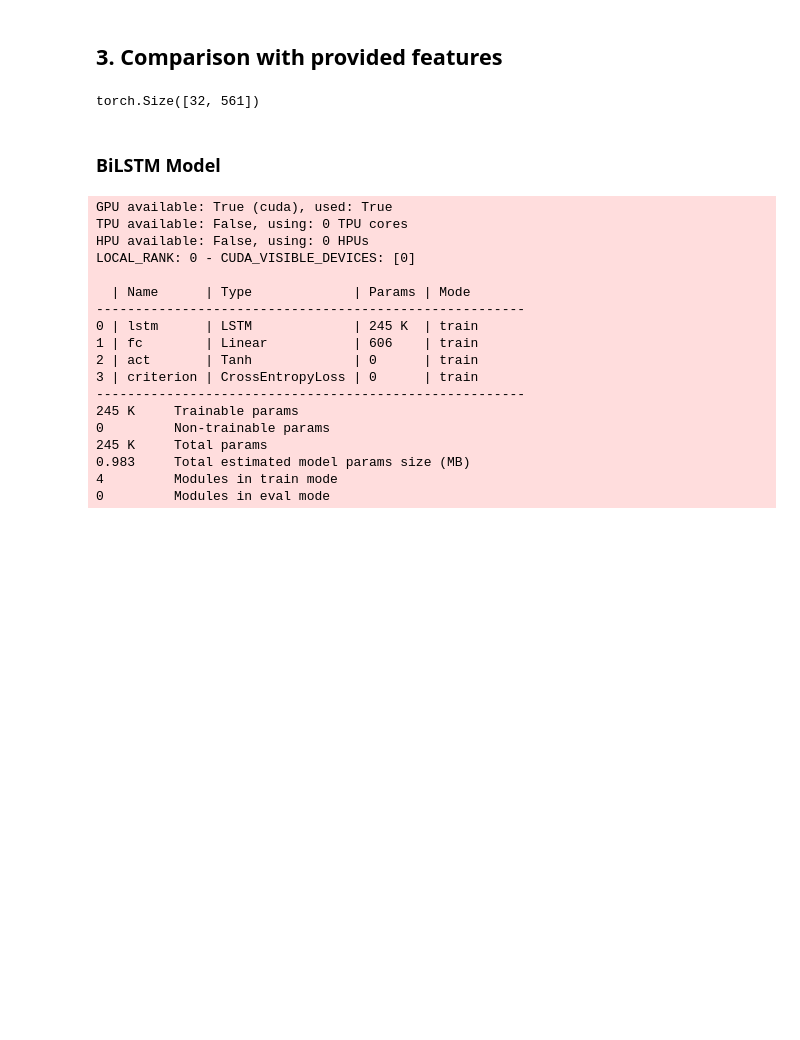
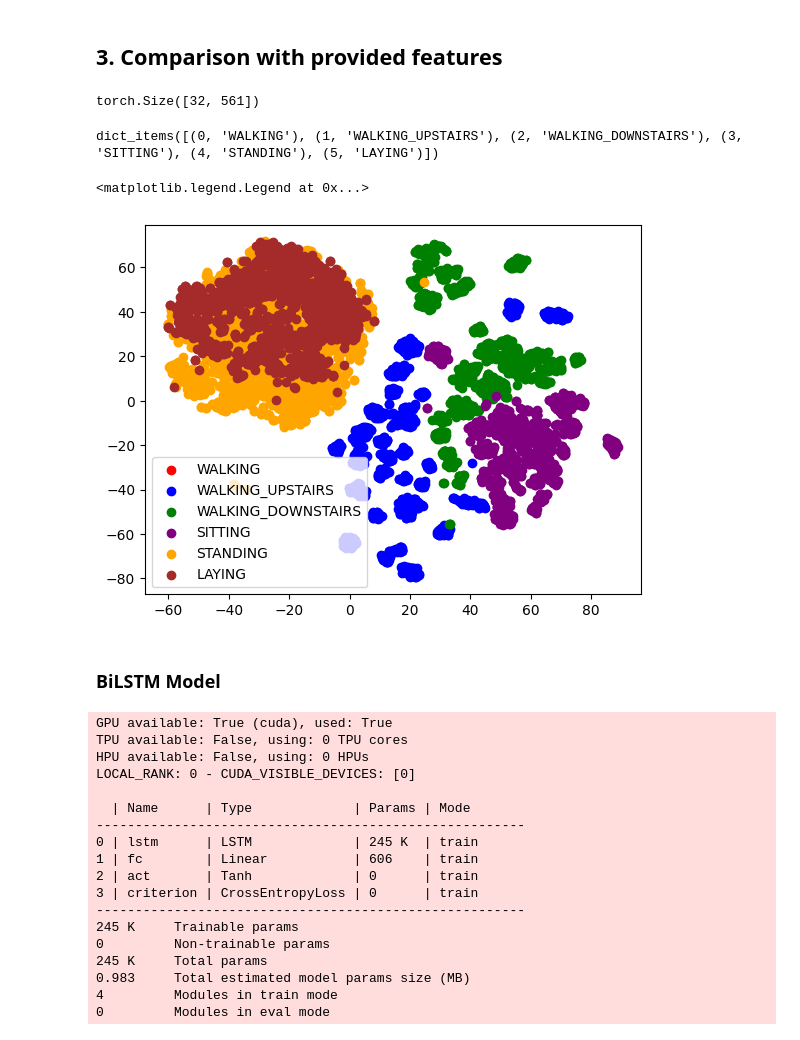
Before and after one commit to Enthusiast101/UCI-HAR, a Jupyter notebook: main.ipynb, the cells around one changed output. Saved outputs shown, nothing was run; the diff lists cells and outputs as text; code cells hidden in the pictures; blank space fills up the shorter version.

```diff
--- a/main.ipynb
+++ b/main.ipynb
@@ -764,3 +805,18 @@ torch.Size([32, 561])
+# %%
+mappings.items()
+# %% [output]
+dict_items([(0, 'WALKING'), (1, 'WALKING_UPSTAIRS'), (2, 'WALKING_DOWNSTAIRS'), (3, 'SITTING'), (4, 'STANDING'), (5, 'LAYING')])
+# %%
+colors = ["red", "blue", "green", "purple", "orange", "brown"]
+
+for i, label in enumerate(np.unique(provided_train_labels-1)):
+    idx = provided_train_labels == label
+    plt.scatter(train_tsne[idx, 0], train_tsne[idx, 1], label=mappings[label], c=colors[i])
+
+plt.legend()
+# %% [output]
+<matplotlib.legend.Legend at 0x...>
+[figure, added]
 # %% [markdown]
 ### **BiLSTM Model**
 # %%
```
Also changed, not shown: parts of 40 cells of this notebook, 4 other files.
